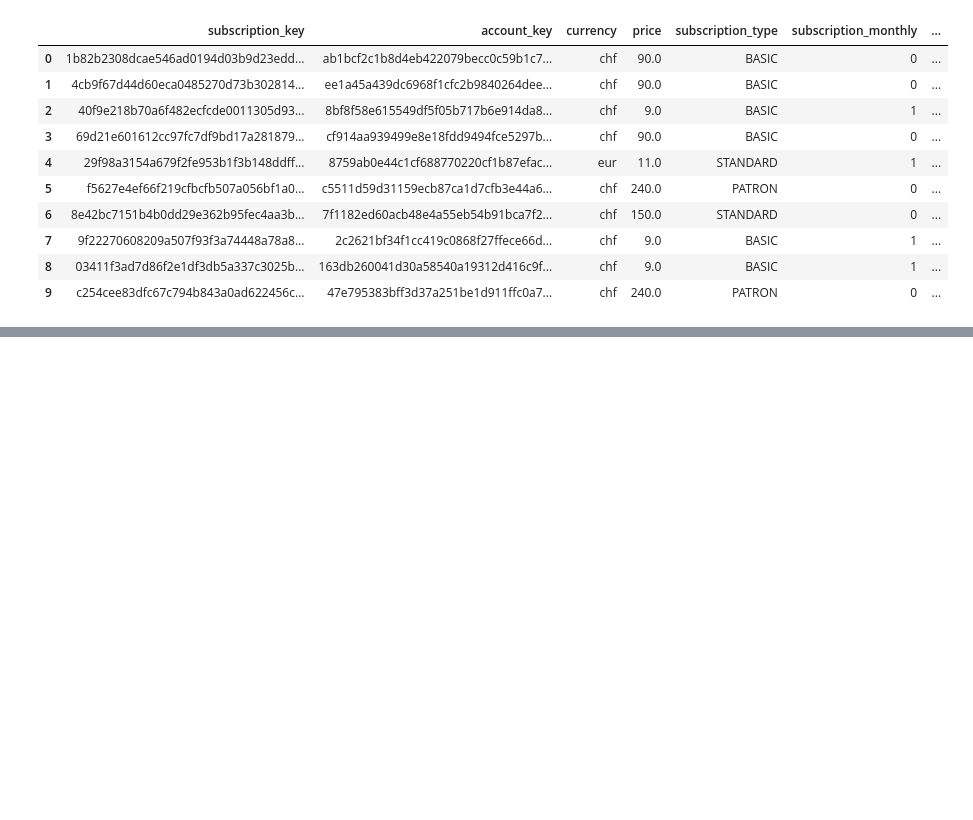
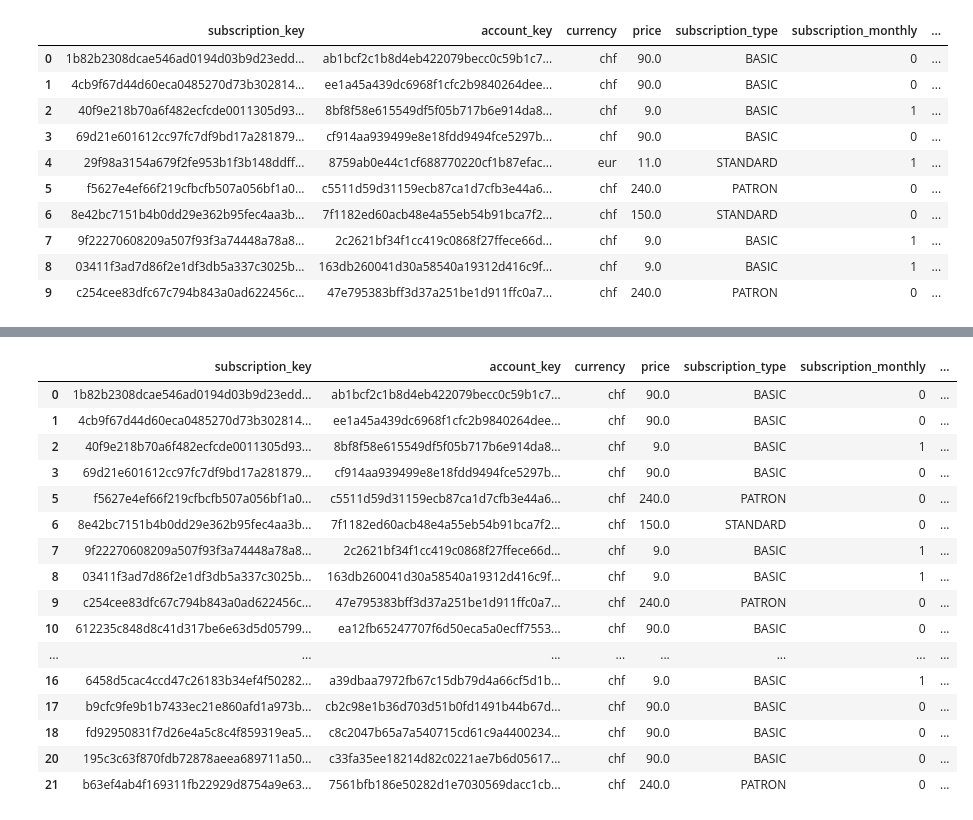
Before and after one commit to elisicke/Data-Analyst-Capstone-Project, a Jupyter notebook: Group_phillipp.ipynb, the cells around one changed output, grey strips where cells are left out. Cells and saved outputs as stored; diff of their text form; code cells hidden in the pictures; blank space fills up the shorter version.

```diff
--- a/Group_copy.ipynb
+++ b/Group_phillipp.ipynb
@@ -221,0 +297,3 @@ display(df_subscriptions.head(10))
+# %%
+# drop "wrong" price columns
+df_subscriptions_new.drop(df_subscriptions_new[(df_subscriptions_new['subscription_type'] == 'STANDARD') & (df_subscriptions_new['currency'] == 'chf') & (df_subscriptions_new['price'] == 90)].index, inplace = True)
@@ -221,0 +305,2 @@ display(df_subscriptions.head(10))
+# %%
+df_subscriptions_new.drop(df_subscriptions_new[(df_subscriptions_new['subscription_type'] == 'FULLACCESS') & (df_subscriptions_new['currency'] == 'chf') & (df_subscriptions_new['price'] == 90)].index, inplace = True)
@@ -221,0 +312,2 @@ display(df_subscriptions.head(10))
+# %%
+df_subscriptions_new.drop(df_subscriptions_new[(df_subscriptions_new['subscription_type'] == 'STANDARD') & (df_subscriptions_new['currency'] == 'chf') & (df_subscriptions_new['price'] == 75)].index, inplace = True)
@@ -221,0 +319,3 @@ display(df_subscriptions.head(10))
+# %%
+# drop "wrong" subscription_monthly column
+df_subscriptions_new.drop(df_subscriptions_new[(df_subscriptions_new['subscription_type'] == 'STANDARD') & (df_subscriptions_new['currency'] == 'chf') & (df_subscriptions_new['price'] == 15) & (df_subscriptions_new['subscription_monthly'] == 0)].index, inplace = True)
@@ -222,3 +357,23 @@ display(df_subscriptions.head(10))
+# %%
+df_subscriptions_new.head(20)
+# %% [output]
+|  | subscription_key | account_key | currency | price | subscription_type | subscription_monthly | ... |
+| 0 | 1b82b2308dcae546ad0194d03b9d23edd... | ab1bcf2c1b8d4eb422079becc0c59b1c7... | chf | 90.0 | BASIC | 0 | ... |
+| 1 | 4cb9f67d44d60eca0485270d73b302814... | ee1a45a439dc6968f1cfc2b9840264dee... | chf | 90.0 | BASIC | 0 | ... |
+| 2 | 40f9e218b70a6f482ecfcde0011305d93... | 8bf8f58e615549df5f05b717b6e914da8... | chf | 9.0 | BASIC | 1 | ... |
+| 3 | 69d21e601612cc97fc7df9bd17a281879... | cf914aa939499e8e18fdd9494fce5297b... | chf | 90.0 | BASIC | 0 | ... |
+| 5 | f5627e4ef66f219cfbcfb507a056bf1a0... | c5511d59d31159ecb87ca1d7cfb3e44a6... | chf | 240.0 | PATRON | 0 | ... |
+| 6 | 8e42bc7151b4b0dd29e362b95fec4aa3b... | 7f1182ed60acb48e4a55eb54b91bca7f2... | chf | 150.0 | STANDARD | 0 | ... |
+| 7 | 9f22270608209a507f93f3a74448a78a8... | 2c2621bf34f1cc419c0868f27ffece66d... | chf | 9.0 | BASIC | 1 | ... |
+| 8 | 03411f3ad7d86f2e1df3db5a337c3025b... | 163db260041d30a58540a19312d416c9f... | chf | 9.0 | BASIC | 1 | ... |
+| 9 | c254cee83dfc67c794b843a0ad622456c... | 47e795383bff3d37a251be1d911ffc0a7... | chf | 240.0 | PATRON | 0 | ... |
+| 10 | 612235c848d8c41d317be6e63d5d05799... | ea12fb65247707f6d50eca5a0ecff7553... | chf | 90.0 | BASIC | 0 | ... |
+| ... | ... | ... | ... | ... | ... | ... | ... |
+| 16 | 6458d5cac4ccd47c26183b34ef4f50282... | a39dbaa7972fb67c15db79d4a66cf5d1b... | chf | 9.0 | BASIC | 1 | ... |
+| 17 | b9cfc9fe9b1b7433ec21e860afd1a973b... | cb2c98e1b36d703d51b0fd1491b44b67d... | chf | 90.0 | BASIC | 0 | ... |
+| 18 | fd92950831f7d26e4a5c8c4f859319ea5... | c8c2047b65a7a540715cd61c9a4400234... | chf | 90.0 | BASIC | 0 | ... |
+| 20 | 195c3c63f870fdb72878aeea689711a50... | c33fa35ee18214d82c0221ae7b6d05617... | chf | 90.0 | BASIC | 0 | ... |
+| 21 | b63ef4ab4f169311fb22929d8754a9e63... | 7561bfb186e50282d1e7030569dacc1cb... | chf | 240.0 | PATRON | 0 | ... |
 # %%
 # Create two columns for chf and eur based on the subscription_type and prices from the filmingo website
 
```
Also changed, not shown: parts of 30 cells of this notebook.
